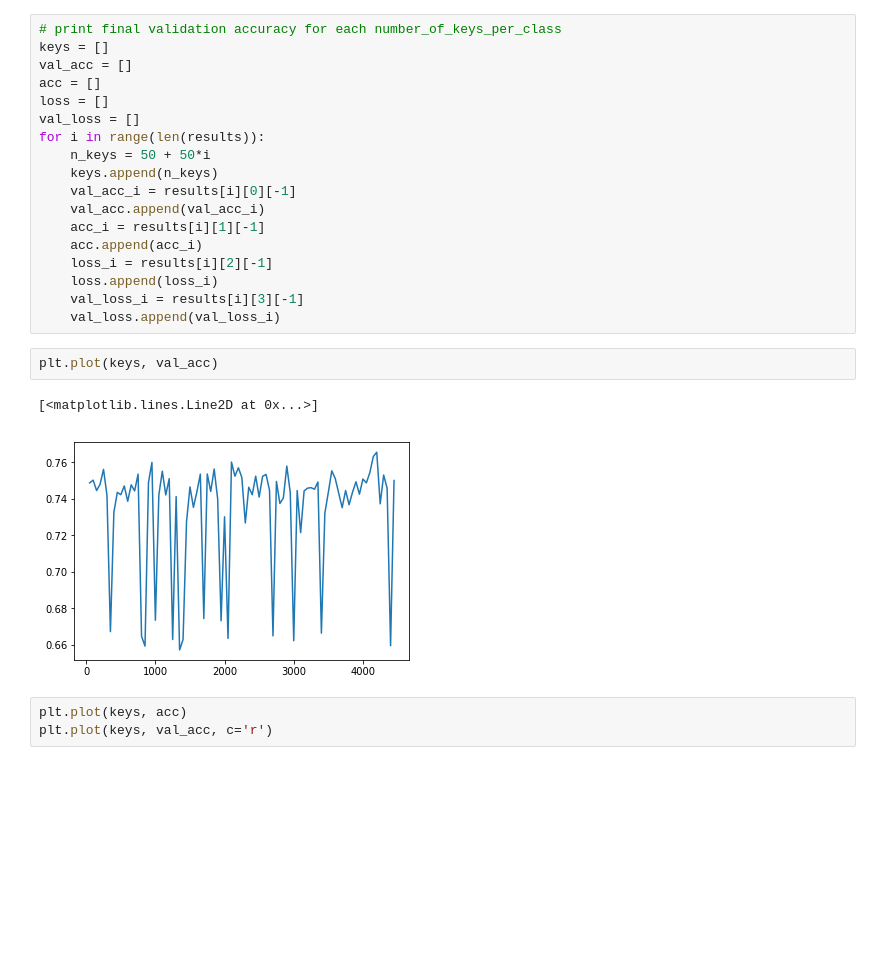
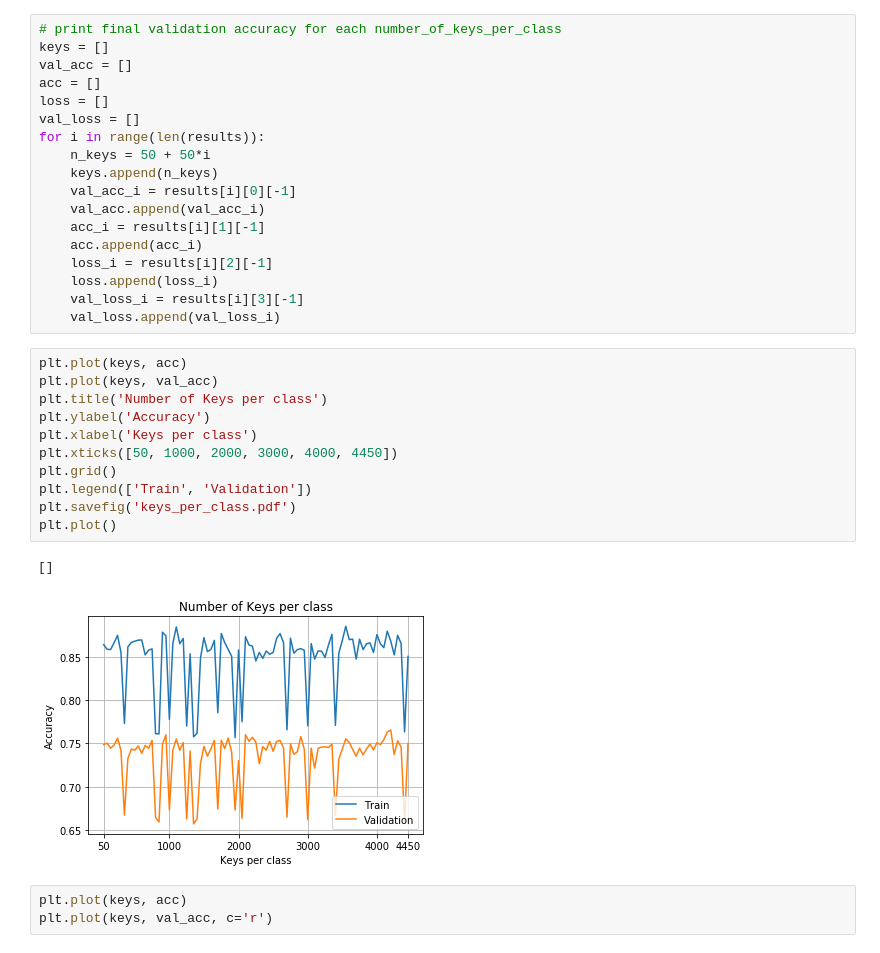
Before and after one commit to davidmorado/alphaProject, a Jupyter notebook: src/Evaluate_HP_Varkeys.ipynb, the cells around one changed output. Cells and saved outputs as stored; diff of their text form; blank space fills up the shorter version.

```diff
--- a/src/Evaluate_HP_Varkeys.ipynb
+++ b/src/Evaluate_HP_Varkeys.ipynb
@@ -26,11 +26,20 @@ for i in range(len(results)):
     loss.append(loss_i)
     val_loss_i = results[i][3][-1]
     val_loss.append(val_loss_i)
-# %%
-plt.plot(keys, val_acc)
-# %% [output]
-[<matplotlib.lines.Line2D at 0x...>]
-[figure, removed]
+# %%
+plt.plot(keys, acc)
+plt.plot(keys, val_acc)
+plt.title('Number of Keys per class')
+plt.ylabel('Accuracy')
+plt.xlabel('Keys per class')
+plt.xticks([50, 1000, 2000, 3000, 4000, 4450])
+plt.grid()
+plt.legend(['Train', 'Validation'])
+plt.savefig('keys_per_class.pdf')
+plt.plot()
+# %% [output]
+[]
+[figure, added]
 # %%
 plt.plot(keys, acc)
 plt.plot(keys, val_acc, c='r')
```
Also changed, not shown: 2 other files.
